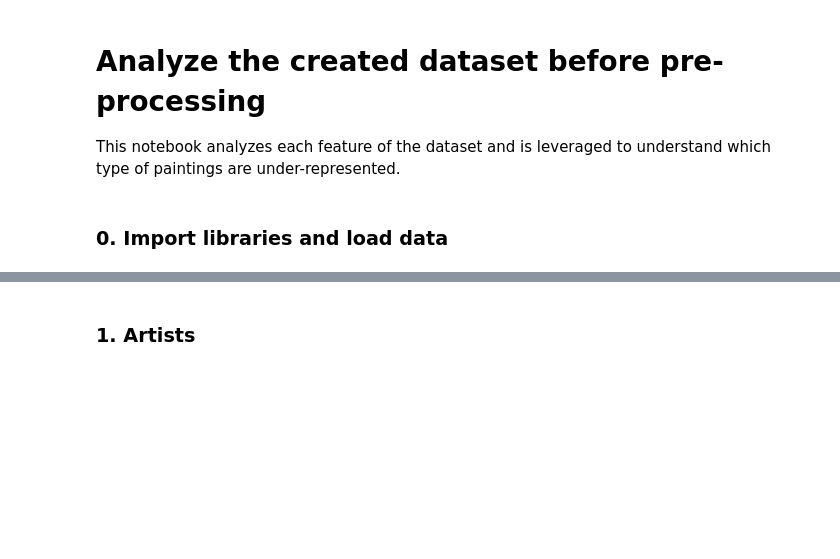
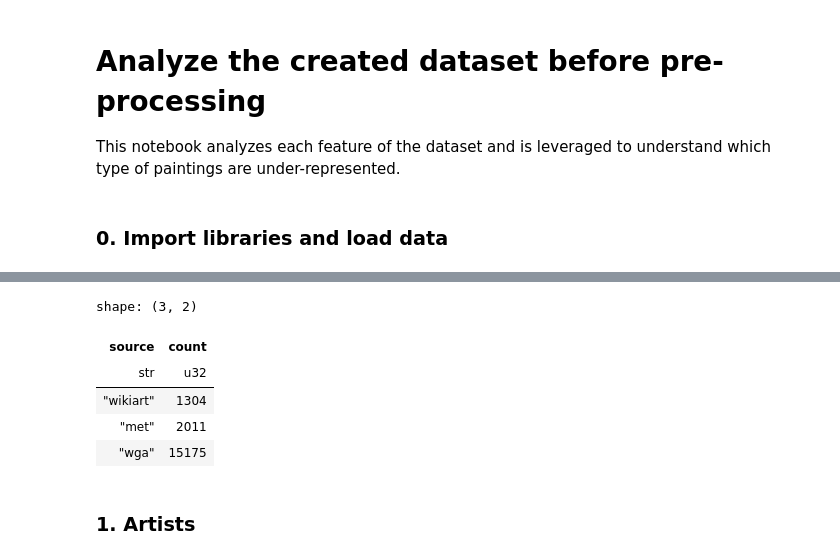
Before and after one commit to Bindila-Bogdan/Enhancing-Visual-Grounding-in-Paintings-with-Descriptions, a Jupyter notebook: notebooks/analyze_data/analyze_dataset_before_filtering.ipynb, the cells around one changed output, grey strips where cells are left out. Cells and saved outputs as stored; diff of their text form; code cells hidden in the pictures; blank space fills up the shorter version.

Commit message:
detail the data analysis before and after pre-processing

```diff
--- a/notebooks/analyze_data/analyze_dataset_before_filtering.ipynb
+++ b/notebooks/analyze_data/analyze_dataset_before_filtering.ipynb
@@ -37,6 +37,15 @@ shape: (18_490, 9)
 | 18487 | "The Madonna of Foligno" | "RAFFAELLO Sanzio" | 1511 | "religious" | null | null | "The painting was executed for … | "wga" |
 | 18488 | "The Second of May, 1808: The C… | "GOYA Y LUCIENTES, Francisco de" | 1814 | "history" | "battle painting" | "romanticism" | "After the expulsion of the Nap… | "wga" |
 | 18489 | "Blossoming Almond Branch in a … | "GOGH, Vincent van" | 1888 | "still life" | "flower painting" | "post-impressionism" | "Catalogue numbers: F 392, JH 1… | "wga" |
+# %%
+data["source"].value_counts().sort("count")
+# %% [output]
+shape: (3, 2)
+| source | count |
+| str | u32 |
+| "wikiart" | 1304 |
+| "met" | 2011 |
+| "wga" | 15175 |
 # %% [markdown]
 ### 1. Artists
 # %%
```
Also changed, not shown: parts of 5 cells of this notebook, 2 other files.
